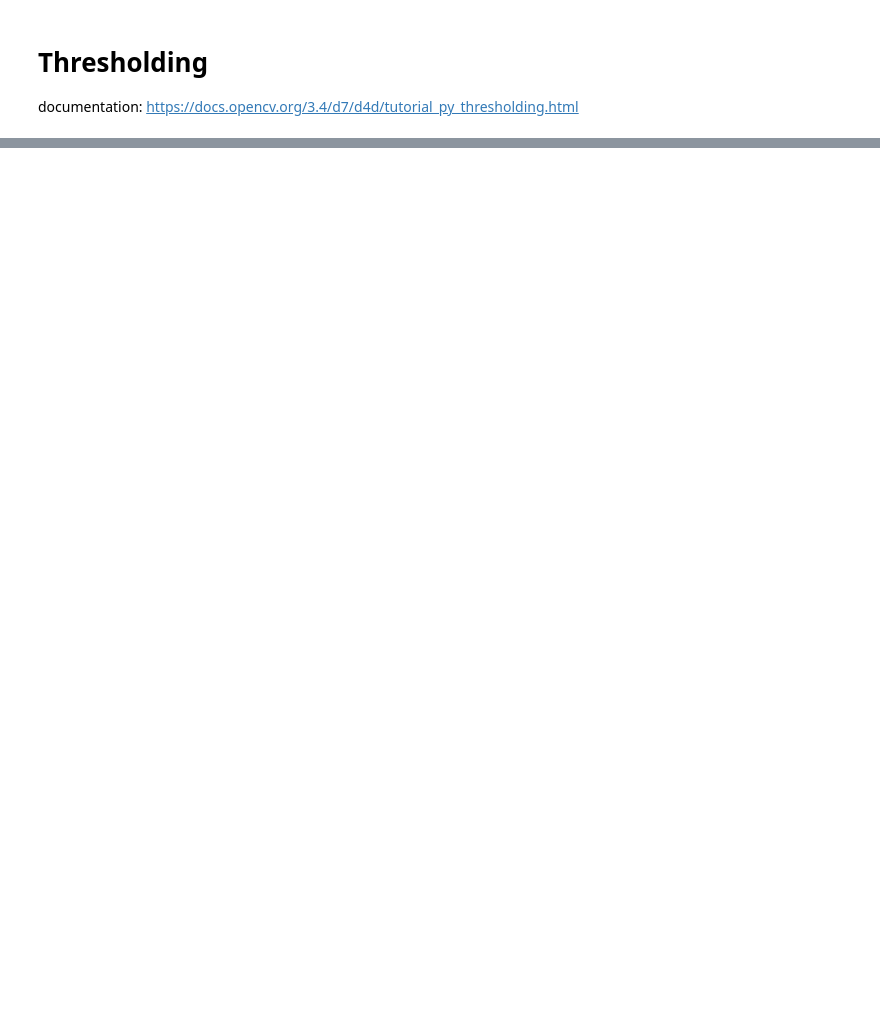
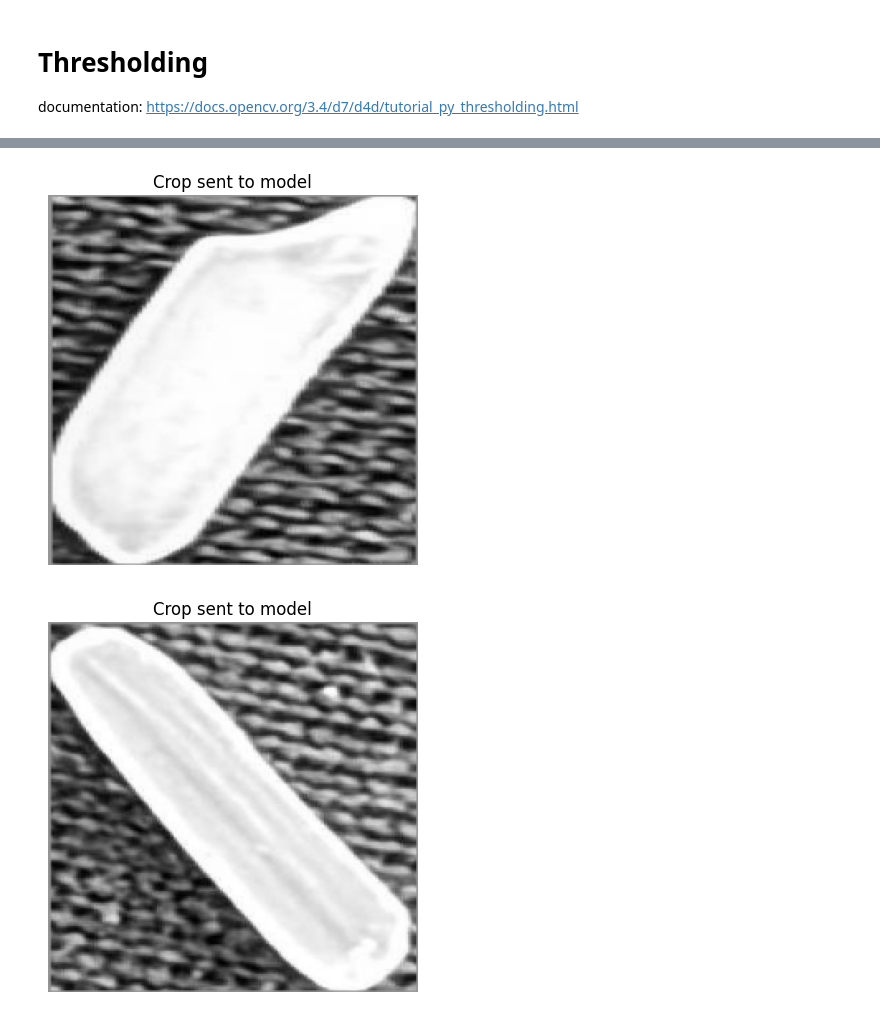
Before and after one commit to mikewen8/184_project, a Jupyter notebook: CNN/Extra_spicy.ipynb, the cells around one changed output, grey strips where cells are left out. Cells and saved outputs as stored; diff of their text form; code cells hidden in the pictures; blank space fills up the shorter version.

```diff
--- a/CNN/Extra_spicy.ipynb
+++ b/CNN/Extra_spicy.ipynb
@@ -21,6 +21,6 @@ MODEL_PATH = "rice_classifier.keras"
 IMAGE_PATH = "handful.jpg"
 IMG_SIZE = 224
 MIN_AREA = 100
-CLASS_NAMES = ["basmati", "jasmine", "brown", "sushi"]
+CLASS_NAMES = ['Arborio', 'Basmati', 'Ipsala', 'Jasmine', 'Karacadag']
 # %% [output]
 WARNING: All log messages before absl::InitializeLog() is called are written to STDERR
@@ -95,33 +112,36 @@ counts = Counter()
 # %%
 for contour in contours:
     area = cv2.contourArea(contour)
-    if area < MIN_AREA:
+    smallest_acceptance = 2000
+    if area < smallest_acceptance:
         continue
 
     x, y, w, h = cv2.boundingRect(contour)
+    #create the boundry box itself
+    crop = original[y:y+h, x:x+w]
+    # need to re grey scale the value
+    crop_gray = cv2.cvtColor(crop, cv2.COLOR_BGR2GRAY)
+    # apply threshold again
 
-    crop = original[y:y+h, x:x+w]
-    crop_gray = cv2.cvtColor(crop, cv2.COLOR_BGR2GRAY)
     crop_resized = cv2.resize(crop_gray, (IMG_SIZE, IMG_SIZE))
 
     crop_resized = crop_resized.astype("float32") / 255.0
+    plt.imshow(crop_resized, cmap="gray")
+    plt.title("Crop sent to model")
+    plt.axis("off")
+    plt.show()
+
     x_input = np.expand_dims(crop_resized, axis=(0, -1))
 
     probs = model.predict(x_input,verbose=0)[0]
     pred_idx = np.argmax(probs)
     pred_label = CLASS_NAMES[pred_idx]
     confidence = float(probs[pred_idx])
 
     counts[pred_label] += 1
     results.append((x, y, w, h, pred_label, confidence))
 
     cv2.rectangle(original, (x, y), (x+w, y+h), (0, 255, 0), 2)
-    cv2.putText(
-        original,
-        f"{pred_label} {confidence:.2f}",
-        (x, max(20, y-10)),
-        cv2.FONT_HERSHEY_SIMPLEX,
-        0.5,
-        (0, 255, 0),
-        1
-    )
+# %% [output]
+[figure, added]
+[figure, added]
```
Also changed, not shown: parts of 9 cells of this notebook, 3 other files.
